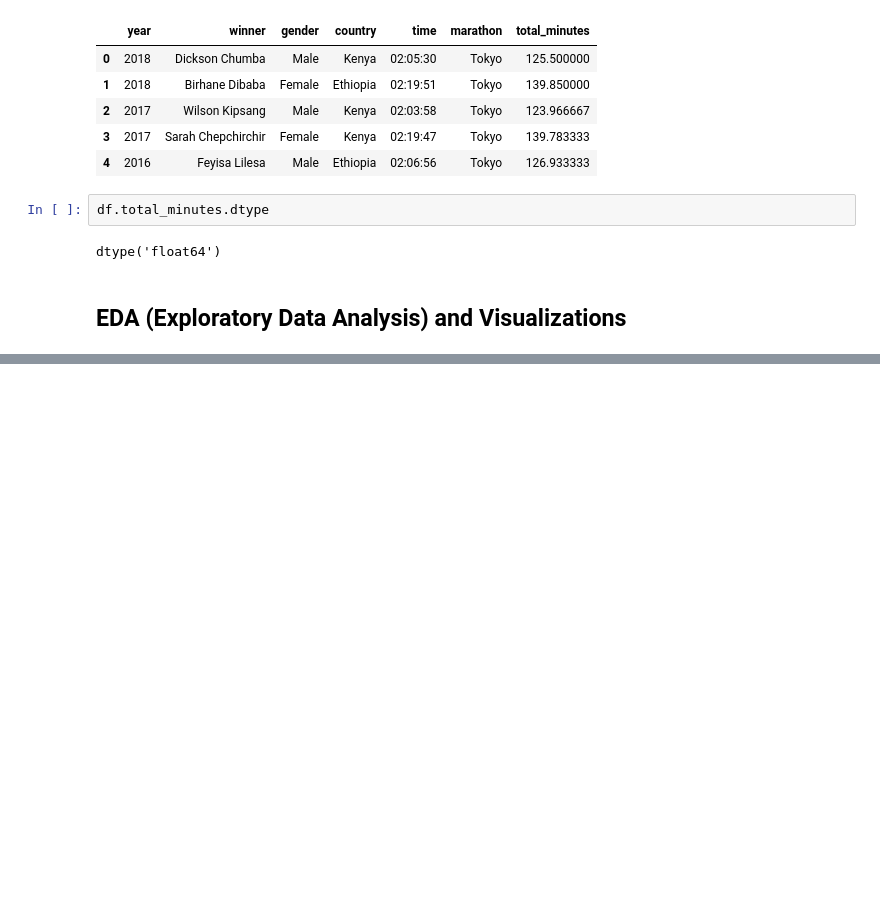
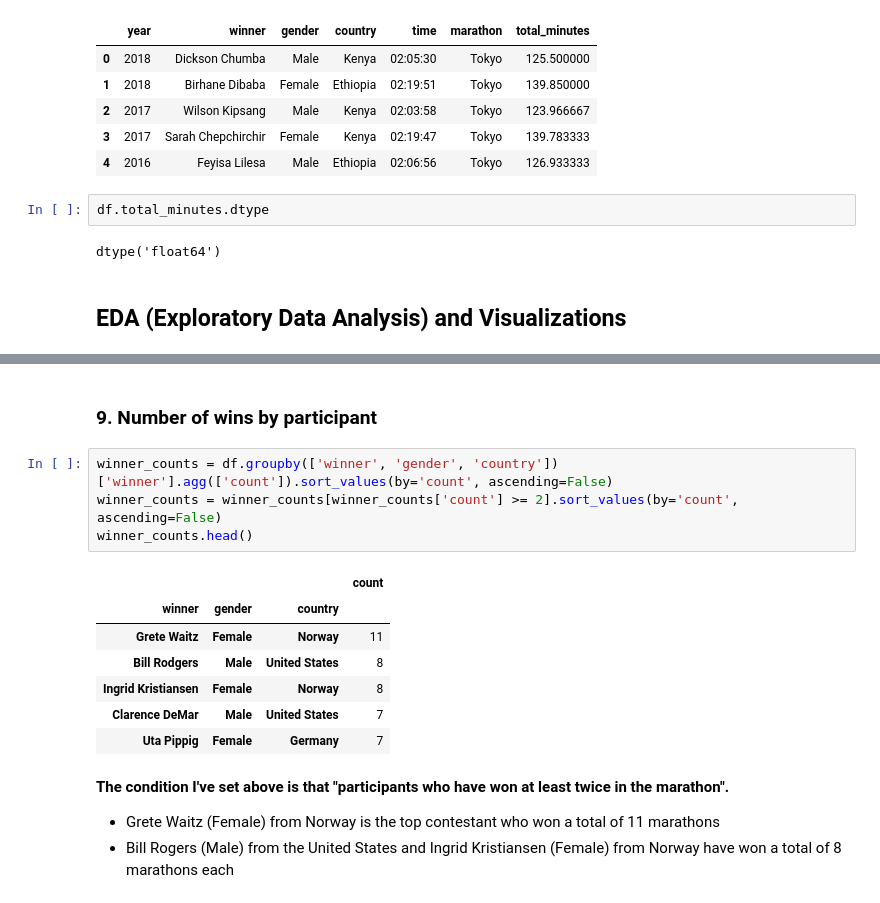
Before and after one commit to py404/WorldMarathonMajors, a Jupyter notebook: WorldMarathonMajors.ipynb, the cells around one changed output, grey strips where cells are left out. Cells and saved outputs as stored; diff of their text form; blank space fills up the shorter version.

Commit message:
Add participant wins chart, boxplots.

```diff
--- a/WorldMarathonMajors.ipynb
+++ b/WorldMarathonMajors.ipynb
@@ -331,0 +359,19 @@ alt.Chart(df).mark_boxplot(
+# %% [markdown]
+### 9. Number of wins by participant
+# %%
+winner_counts = df.groupby(['winner', 'gender', 'country'])['winner'].agg(['count']).sort_values(by='count', ascending=False)
+winner_counts = winner_counts[winner_counts['count'] >= 2].sort_values(by='count', ascending=False)
+winner_counts.head()
+# %% [output]
+|  |  |  | count |
+| winner | gender | country |  |
+| Grete Waitz | Female | Norway | 11 |
+| Bill Rodgers | Male | United States | 8 |
+| Ingrid Kristiansen | Female | Norway | 8 |
+| Clarence DeMar | Male | United States | 7 |
+| Uta Pippig | Female | Germany | 7 |
+# %% [markdown]
+**The condition I've set above is that "participants who have won at least twice in the marathon".**
+
+- Grete Waitz (Female) from Norway is the top contestant who won a total of 11 marathons
+- Bill Rogers (Male) from the United States and Ingrid Kristiansen (Female) from Norway have won a total of 8 marathons each
```
Also changed, not shown: parts of 52 cells of this notebook.
